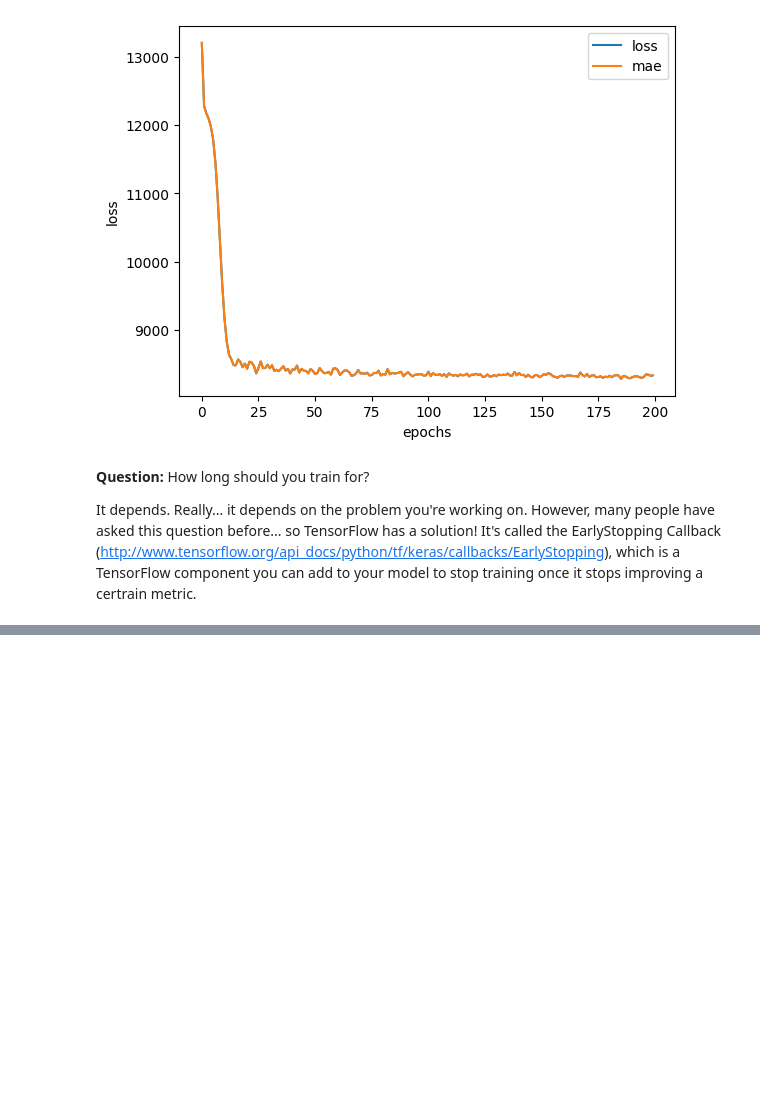
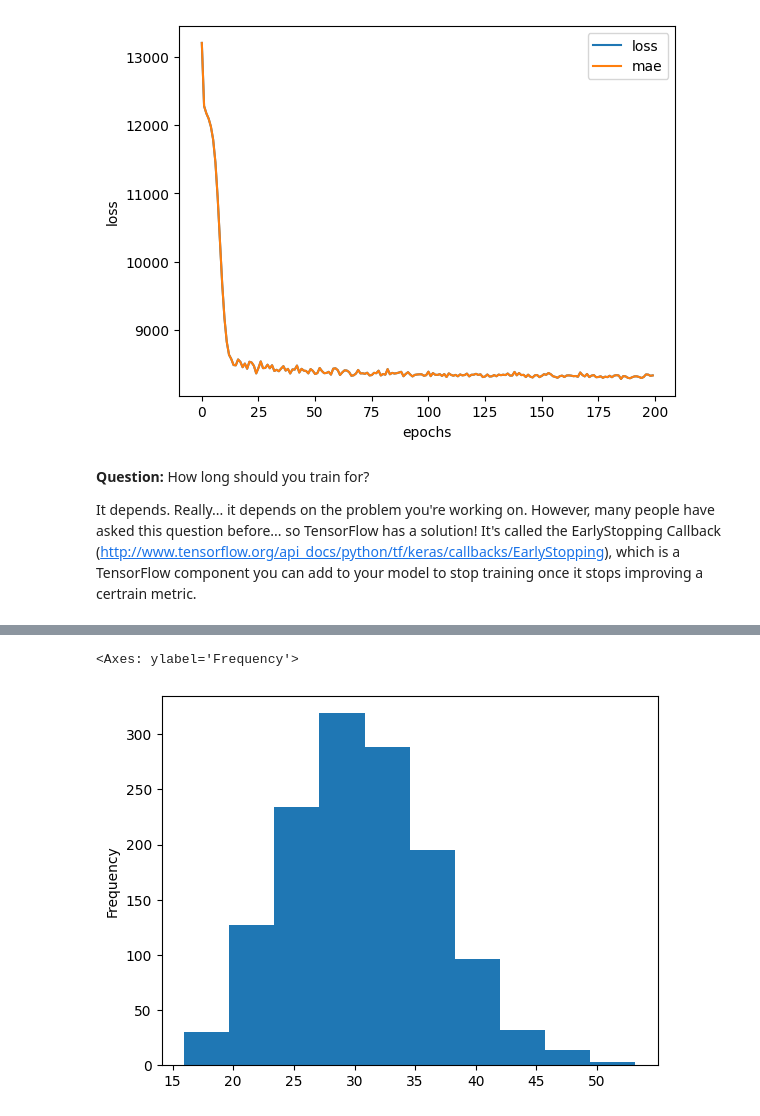
Before and after one commit to Franulo/Deep-Learning-Journey, a Jupyter notebook: 01.ipynb, the cells around one changed output, grey strips where cells are left out. Saved outputs shown, nothing was run; the diff lists cells and outputs as text; code cells hidden in the pictures; blank space fills up the shorter version.

```diff
--- a/01.ipynb
+++ b/01.ipynb
@@ -853,0 +828,5 @@ insurance_one_hot
+# %%
+x["bmi"].plot(kind="hist")
+# %% [output]
+<Axes: ylabel='Frequency'>
+[figure, added]
```
Also changed, not shown: parts of 13 cells of this notebook.
